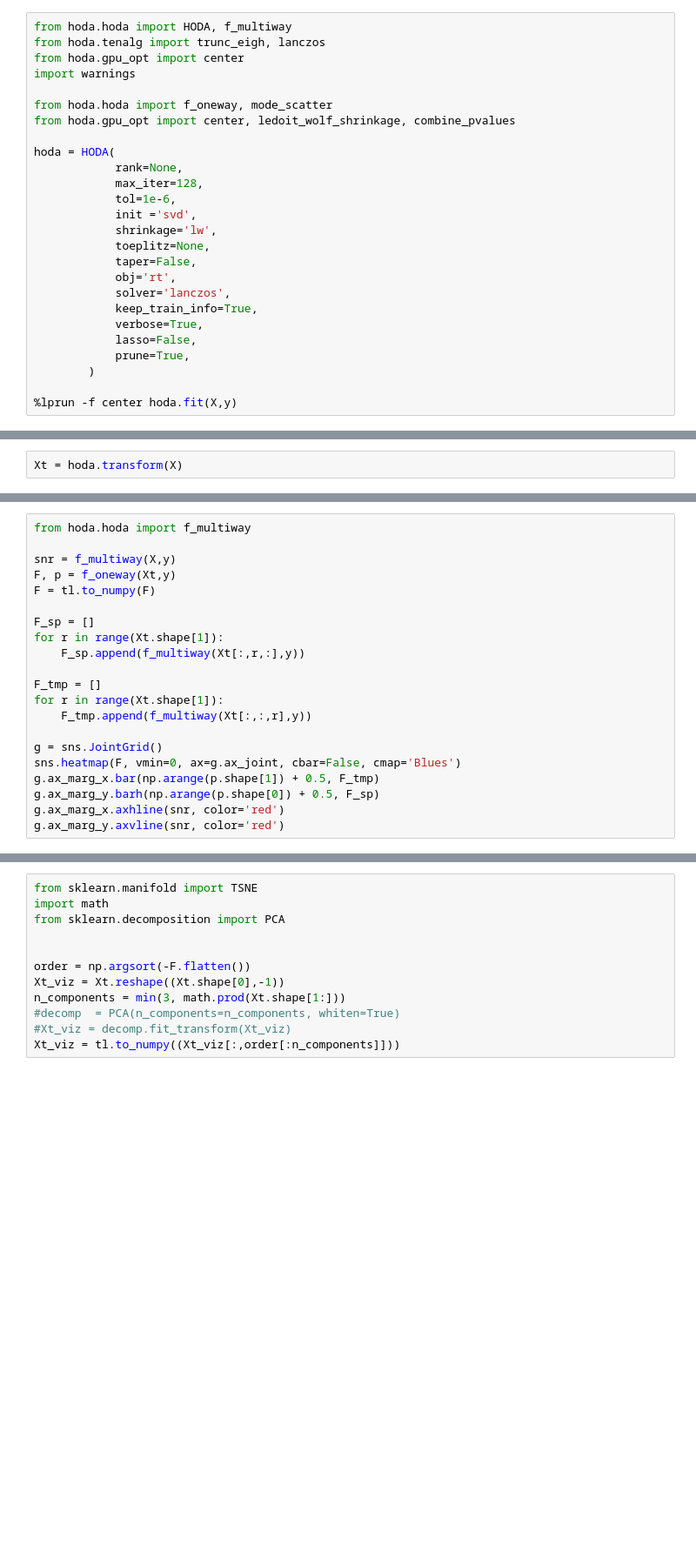
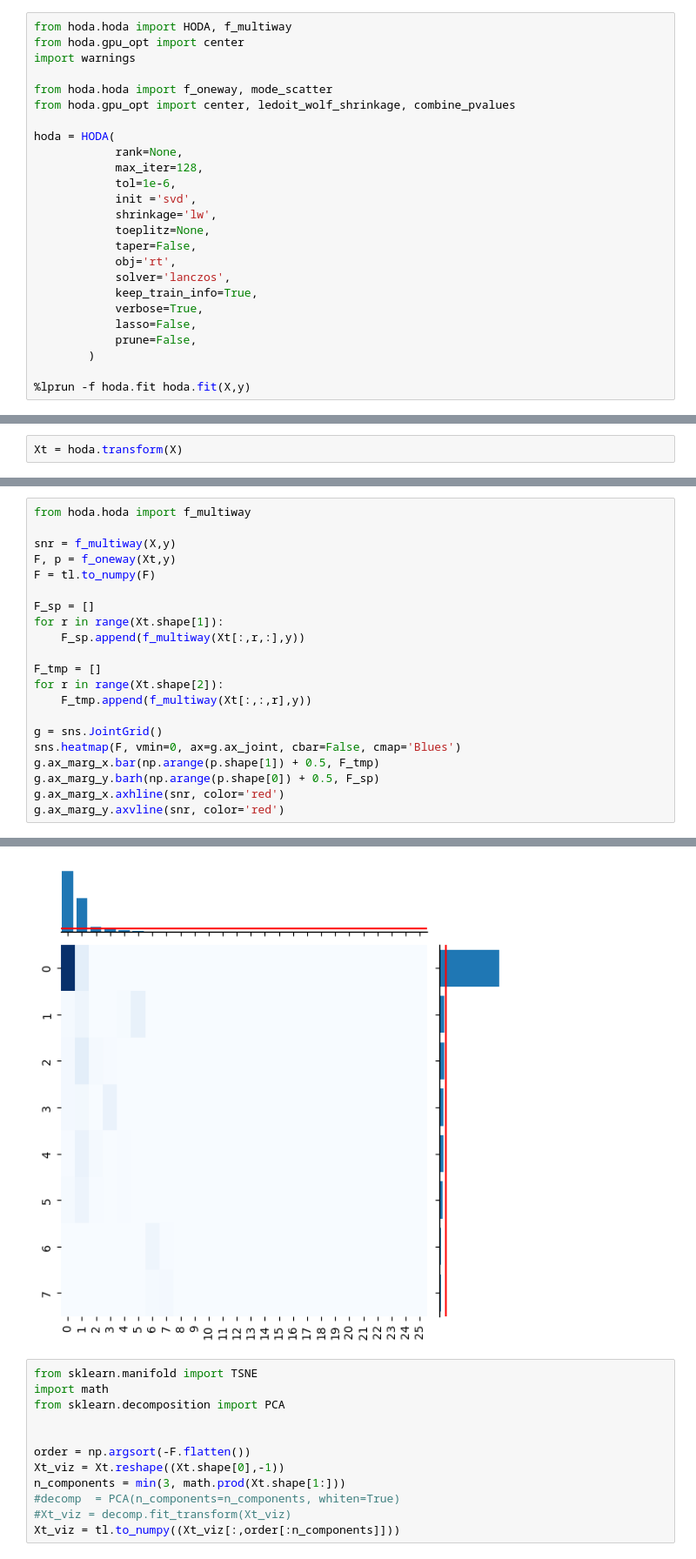
Before and after one commit to arnevdk/bttda, a Jupyter notebook: notebooks/hoda.ipynb, the cells around one changed output, grey strips where cells are left out. Shown at 87% size. Saved outputs shown, nothing was run; the diff lists cells and outputs as text; blank space fills up the shorter version.

```diff
--- a/notebooks/hoda.ipynb
+++ b/notebooks/hoda.ipynb
@@ -42,7 +42,6 @@ X.shape
 (4200, 8, 26)
 # %%
 from hoda.hoda import HODA, f_multiway
-from hoda.tenalg import trunc_eigh, lanczos
 from hoda.gpu_opt import center
 import warnings
 
@@ -62,10 +61,10 @@ hoda = HODA(
             keep_train_info=True,
             verbose=True,
             lasso=False,
-            prune=True,
+            prune=False,
         )
 
-%lprun -f center hoda.fit(X,y)
+%lprun -f hoda.fit hoda.fit(X,y)
 # %% [output]
 Initializing factors...
 Fitting discriminative Tucker model...
@@ -196,7 +227,7 @@ for r in range(Xt.shape[1]):
     F_sp.append(f_multiway(Xt[:,r,:],y))
 
 F_tmp = []
-for r in range(Xt.shape[1]):
+for r in range(Xt.shape[2]):
     F_tmp.append(f_multiway(Xt[:,:,r],y))
 
 g = sns.JointGrid()
@@ -205,3 +236,4 @@ g.ax_marg_x.bar(np.arange(p.shape[1]) + 0.5, F_tmp)
 g.ax_marg_y.barh(np.arange(p.shape[0]) + 0.5, F_sp)
 g.ax_marg_x.axhline(snr, color='red')
 g.ax_marg_y.axvline(snr, color='red')
+# %% [output]
@@ -208,3 +242,4 @@ g.ax_marg_y.axvline(snr, color='red')
+[figure, added]
 # %%
 from sklearn.manifold import TSNE
 import math
```
Also changed, not shown: parts of 7 cells of this notebook, 5 other files.
